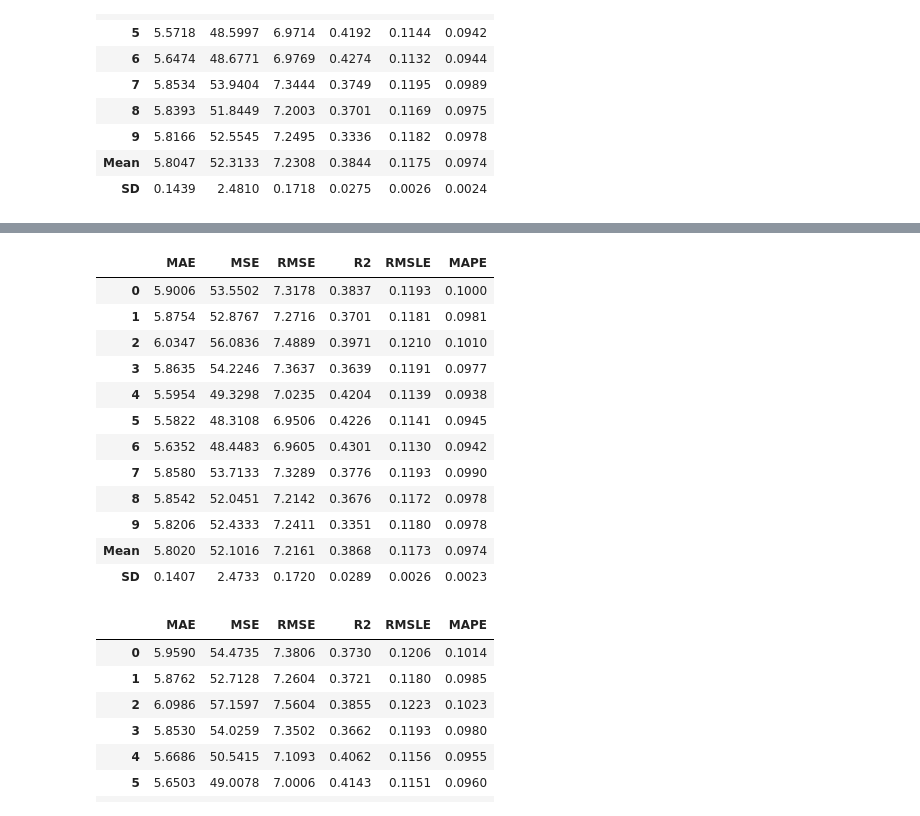
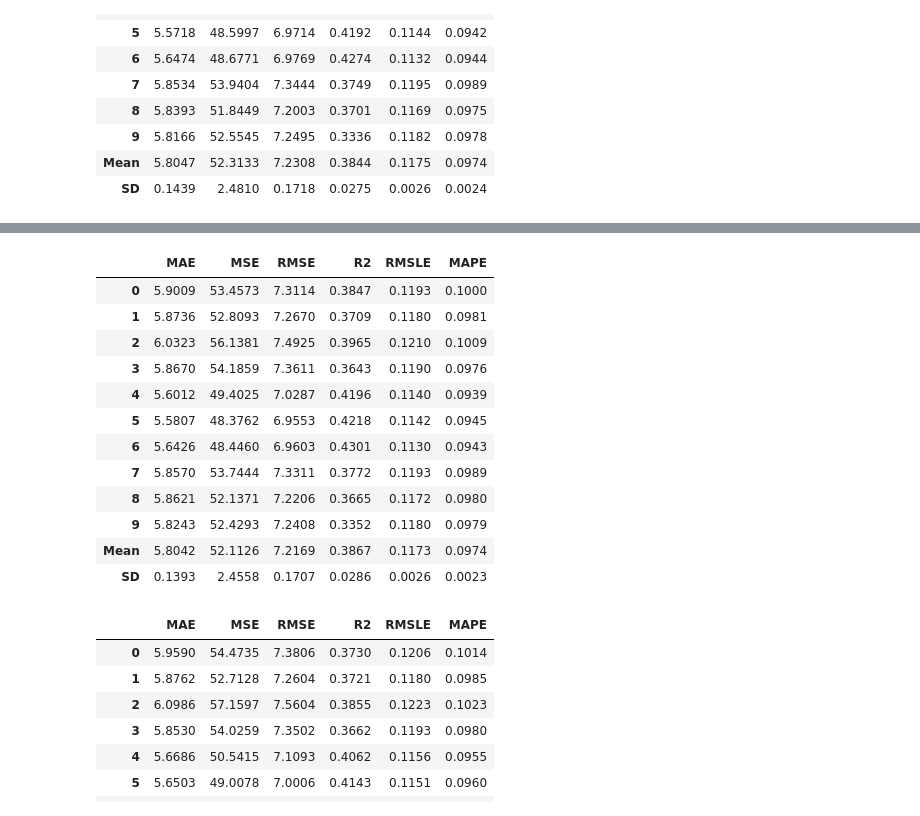
Before and after one commit to FoeinLove/DKU, a Jupyter notebook: task.ipynb, the cells around one changed output, grey strips where cells are left out. Cells and saved outputs as stored; diff of their text form; code cells hidden in the pictures.

```diff
--- a/task.ipynb
+++ b/task.ipynb
@@ -284,21 +260,21 @@ interpret_model(cat)
 # %%
-bagged_catboost = ensemble_model(cat)
+bagged_catboost = ensemble_model(cat1)
 
 #bagged_catboost = ensemble_model(dt, n_estimators = 100)
 # %% [output]
 |  | MAE | MSE | RMSE | R2 | RMSLE | MAPE |
-| 0 | 5.9006 | 53.5502 | 7.3178 | 0.3837 | 0.1193 | 0.1000 |
-| 1 | 5.8754 | 52.8767 | 7.2716 | 0.3701 | 0.1181 | 0.0981 |
-| 2 | 6.0347 | 56.0836 | 7.4889 | 0.3971 | 0.1210 | 0.1010 |
-| 3 | 5.8635 | 54.2246 | 7.3637 | 0.3639 | 0.1191 | 0.0977 |
-| 4 | 5.5954 | 49.3298 | 7.0235 | 0.4204 | 0.1139 | 0.0938 |
-| 5 | 5.5822 | 48.3108 | 6.9506 | 0.4226 | 0.1141 | 0.0945 |
-| 6 | 5.6352 | 48.4483 | 6.9605 | 0.4301 | 0.1130 | 0.0942 |
-| 7 | 5.8580 | 53.7133 | 7.3289 | 0.3776 | 0.1193 | 0.0990 |
-| 8 | 5.8542 | 52.0451 | 7.2142 | 0.3676 | 0.1172 | 0.0978 |
-| 9 | 5.8206 | 52.4333 | 7.2411 | 0.3351 | 0.1180 | 0.0978 |
-| Mean | 5.8020 | 52.1016 | 7.2161 | 0.3868 | 0.1173 | 0.0974 |
-| SD | 0.1407 | 2.4733 | 0.1720 | 0.0289 | 0.0026 | 0.0023 |
+| 0 | 5.9009 | 53.4573 | 7.3114 | 0.3847 | 0.1193 | 0.1000 |
+| 1 | 5.8736 | 52.8093 | 7.2670 | 0.3709 | 0.1180 | 0.0981 |
+| 2 | 6.0323 | 56.1381 | 7.4925 | 0.3965 | 0.1210 | 0.1009 |
+| 3 | 5.8670 | 54.1859 | 7.3611 | 0.3643 | 0.1190 | 0.0976 |
+| 4 | 5.6012 | 49.4025 | 7.0287 | 0.4196 | 0.1140 | 0.0939 |
+| 5 | 5.5807 | 48.3762 | 6.9553 | 0.4218 | 0.1142 | 0.0945 |
+| 6 | 5.6426 | 48.4460 | 6.9603 | 0.4301 | 0.1130 | 0.0943 |
+| 7 | 5.8570 | 53.7444 | 7.3311 | 0.3772 | 0.1193 | 0.0989 |
+| 8 | 5.8621 | 52.1371 | 7.2206 | 0.3665 | 0.1172 | 0.0980 |
+| 9 | 5.8243 | 52.4293 | 7.2408 | 0.3352 | 0.1180 | 0.0979 |
+| Mean | 5.8042 | 52.1126 | 7.2169 | 0.3867 | 0.1173 | 0.0974 |
+| SD | 0.1393 | 2.4558 | 0.1707 | 0.0286 | 0.0026 | 0.0023 |
 # %%
 boost_cat = ensemble_model(cat, method = 'Boosting')
 # %% [output]
```
Also changed, not shown: parts of 27 cells of this notebook, 9 other files.
